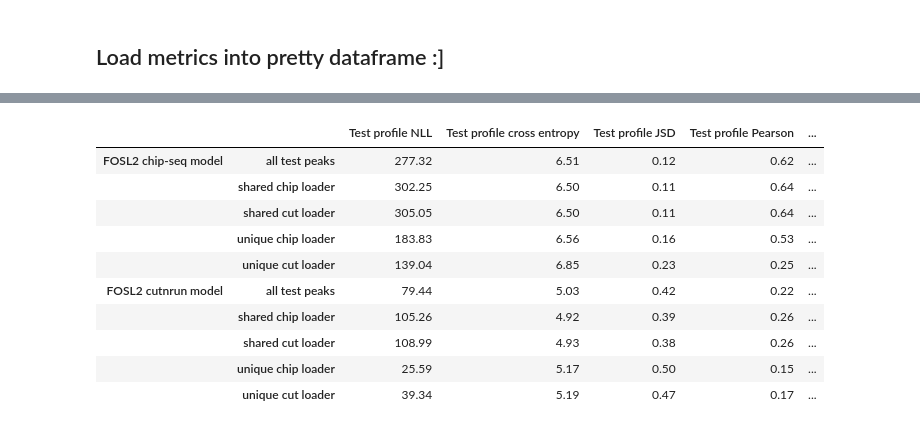
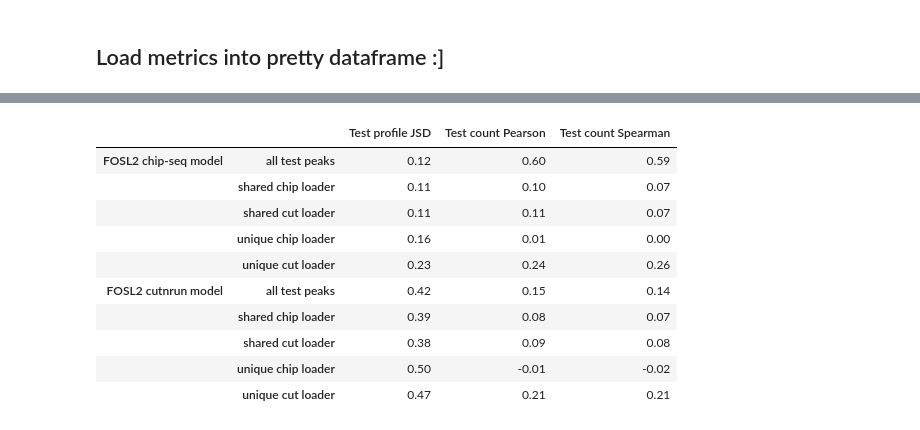
Before and after one commit to katie-sp/bpnet-internship, a Jupyter notebook: reports/katie_notebooks/summer2022_analysis/metrics_across_subsets.ipynb, the cells around one changed output, grey strips where cells are left out. Saved outputs shown, nothing was run; the diff lists cells and outputs as text; code cells hidden in the pictures.

```diff
--- a/reports/katie_notebooks/summer2022_analysis/metrics_across_subsets.ipynb
+++ b/reports/katie_notebooks/summer2022_analysis/metrics_across_subsets.ipynb
@@ -298,16 +300,16 @@ CTCF/chip-seq_model/unique_chip_loader_metrics.pkl
 po/pipeline_outputs/fosl2_cutnrun_jul6/metrics.pkl
 ('FOSL2 cutnrun model', 'all test peaks')
 # %%
-metrics.loc['FOSL2 chip-seq model':'FOSL2 cutnrun model',:]
+metrics.loc['FOSL2 chip-seq model':'FOSL2 cutnrun model',['Test profile JSD', 'Test count Pearson', 'Test count Spearman']]
 # %% [output]
-|  |  | Test profile NLL | Test profile cross entropy | Test profile JSD | Test profile Pearson | ... |
-| FOSL2 chip-seq model | all test peaks | 277.32 | 6.51 | 0.12 | 0.62 | ... |
-|  | shared chip loader | 302.25 | 6.50 | 0.11 | 0.64 | ... |
-|  | shared cut loader | 305.05 | 6.50 | 0.11 | 0.64 | ... |
-|  | unique chip loader | 183.83 | 6.56 | 0.16 | 0.53 | ... |
-|  | unique cut loader | 139.04 | 6.85 | 0.23 | 0.25 | ... |
-| FOSL2 cutnrun model | all test peaks | 79.44 | 5.03 | 0.42 | 0.22 | ... |
-|  | shared chip loader | 105.26 | 4.92 | 0.39 | 0.26 | ... |
-|  | shared cut loader | 108.99 | 4.93 | 0.38 | 0.26 | ... |
-|  | unique chip loader | 25.59 | 5.17 | 0.50 | 0.15 | ... |
-|  | unique cut loader | 39.34 | 5.19 | 0.47 | 0.17 | ... |
+|  |  | Test profile JSD | Test count Pearson | Test count Spearman |
+| FOSL2 chip-seq model | all test peaks | 0.12 | 0.60 | 0.59 |
+|  | shared chip loader | 0.11 | 0.10 | 0.07 |
+|  | shared cut loader | 0.11 | 0.11 | 0.07 |
+|  | unique chip loader | 0.16 | 0.01 | 0.00 |
+|  | unique cut loader | 0.23 | 0.24 | 0.26 |
+| FOSL2 cutnrun model | all test peaks | 0.42 | 0.15 | 0.14 |
+|  | shared chip loader | 0.39 | 0.08 | 0.07 |
+|  | shared cut loader | 0.38 | 0.09 | 0.08 |
+|  | unique chip loader | 0.50 | -0.01 | -0.02 |
+|  | unique cut loader | 0.47 | 0.21 | 0.21 |
```
Also changed, not shown: parts of 6 cells of this notebook, 2 other files.
